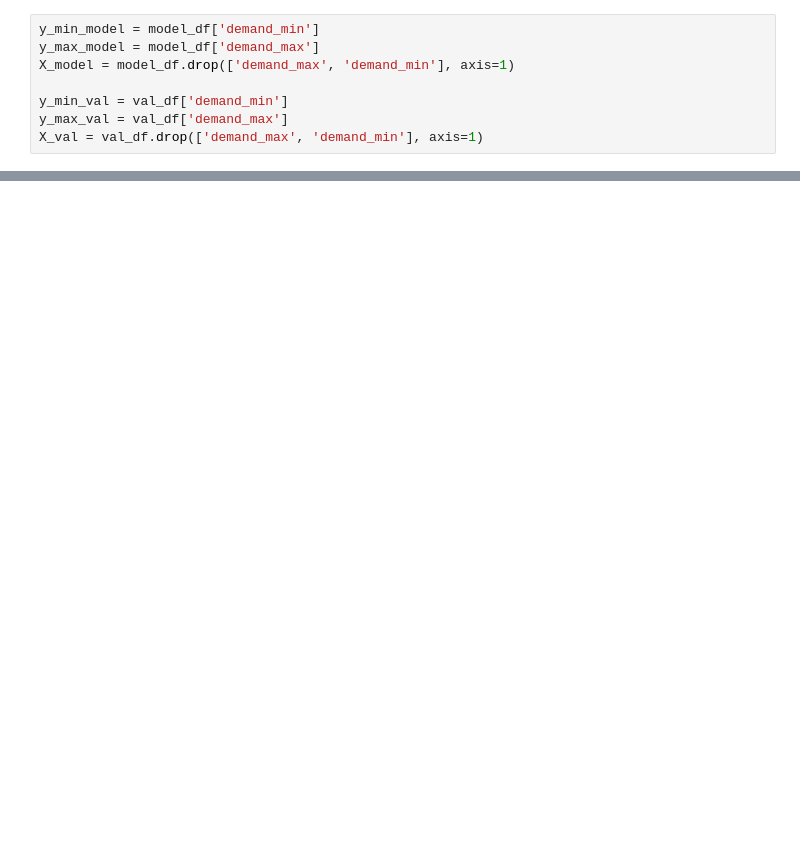
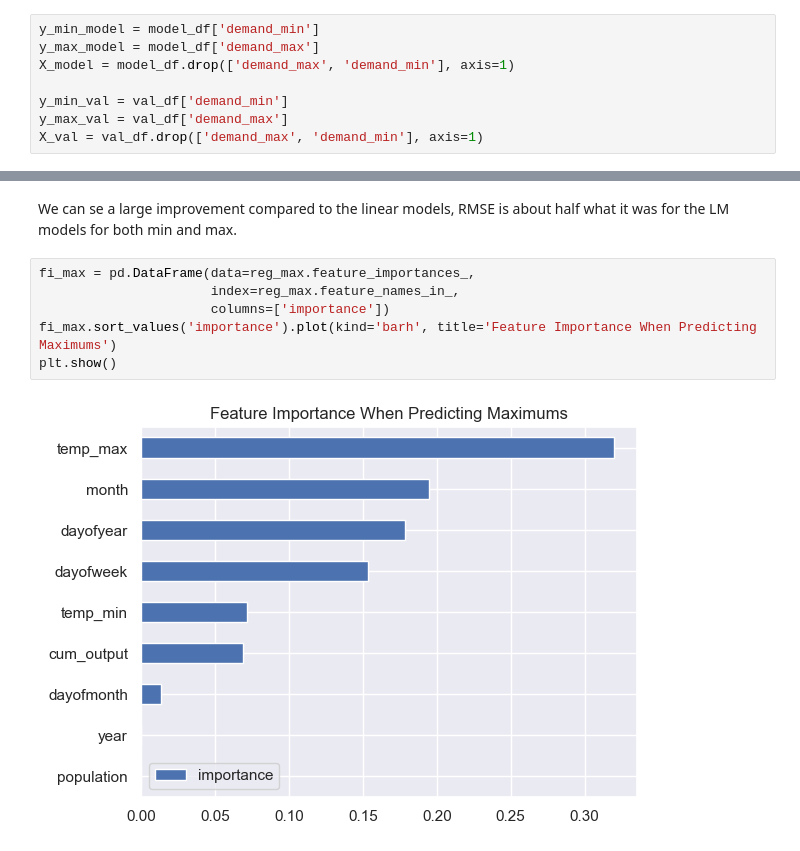
Before and after one commit to dmc-au/Team-A---Impacts-of-Household-PV-on-Grid-Demand, a Jupyter notebook: src/XGB_Modelling.ipynb, the cells around one changed output, grey strips where cells are left out. Cells and saved outputs as stored; diff of their text form; blank space fills up the shorter version.

```diff
--- a/src/XGB_Modelling.ipynb
+++ b/src/XGB_Modelling.ipynb
@@ -215,0 +313,10 @@ plt.show()
+# %% [markdown]
+We can se a large improvement compared to the linear models, RMSE is about half what it was for the LM models for both min and max.
+# %%
+fi_max = pd.DataFrame(data=reg_max.feature_importances_,
+                      index=reg_max.feature_names_in_,
+                      columns=['importance'])
+fi_max.sort_values('importance').plot(kind='barh', title='Feature Importance When Predicting Maximums')
+plt.show()
+# %% [output]
+[figure, added]
```
Also changed, not shown: parts of 22 cells of this notebook, 1 other file.
